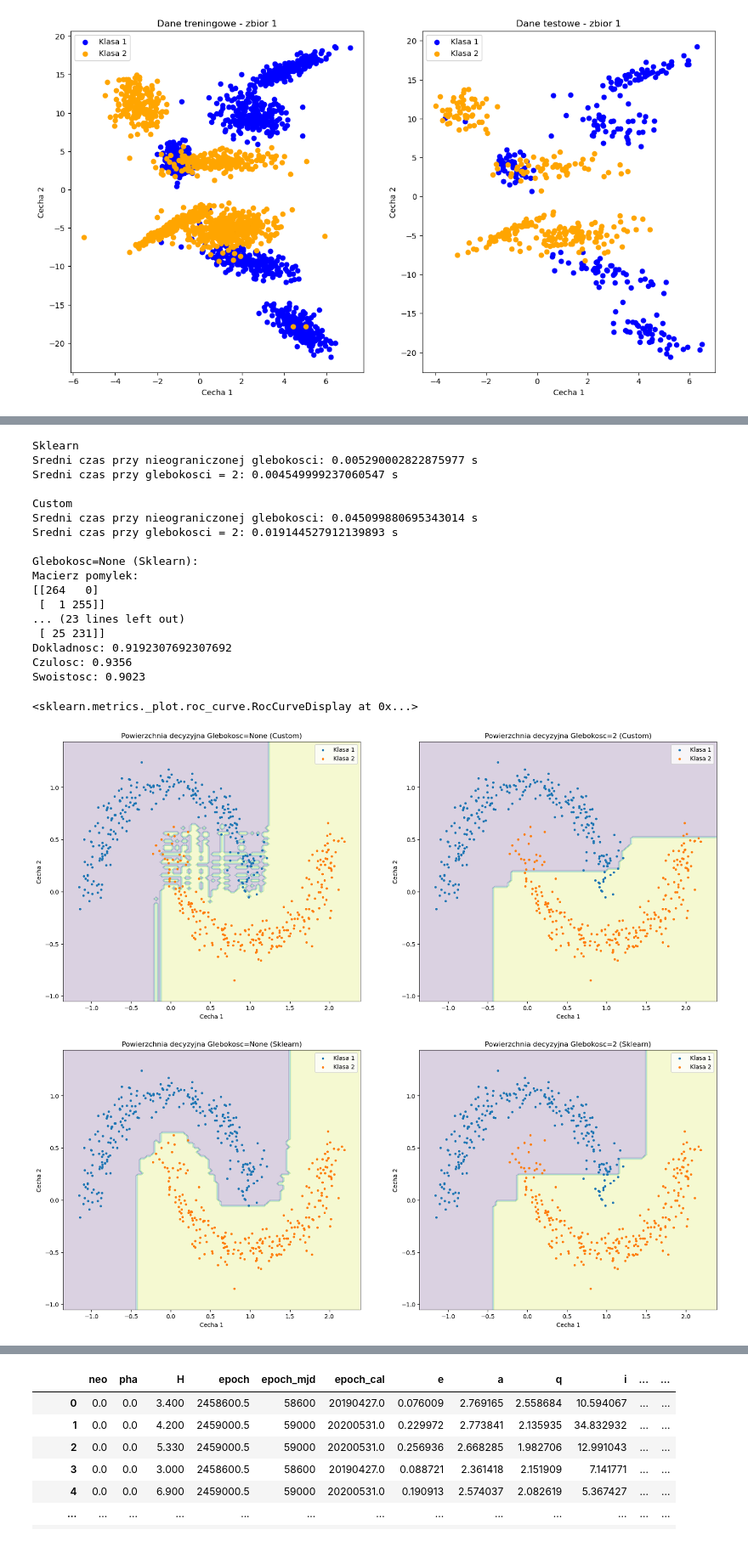
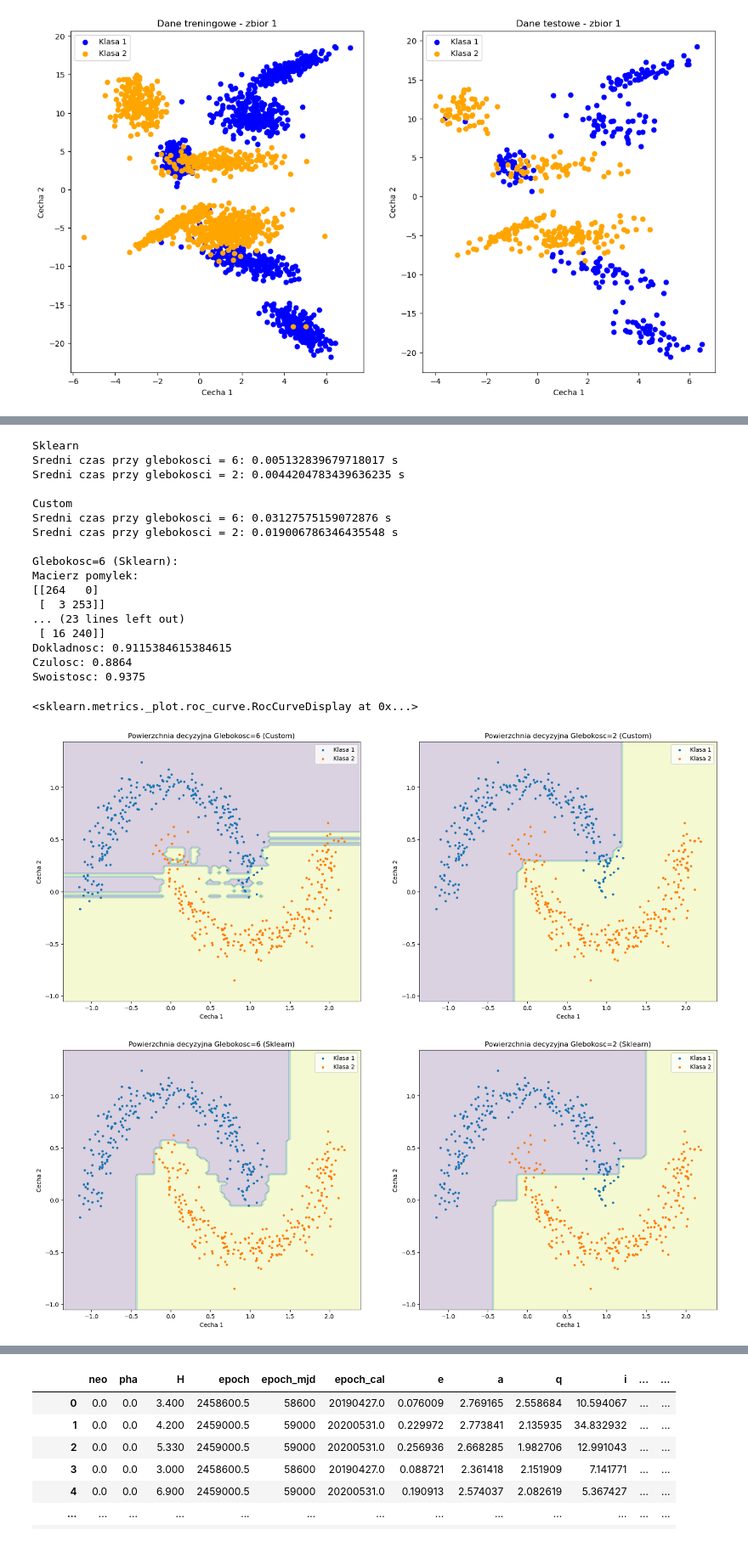
Before and after one commit to HaZhul/ML-models, a Jupyter notebook: 6Random_Forest/random_forest.ipynb, the cells around one changed output, grey strips where cells are left out. Shown at 85% size. Cells and saved outputs as stored; diff of their text form; code cells hidden in the pictures.

```diff
--- a/6Random_Forest/random_forest.ipynb
+++ b/6Random_Forest/random_forest.ipynb
@@ -275,7 +274,7 @@ from sklearn.metrics import RocCurveDisplay
 
 print('Skelarn')
 # Nieograniczona glebokosc
-dt_s2_n = RandomForestClassifier(random_state=index, n_estimators=100, max_depth=None)
+dt_s2_n = RandomForestClassifier(random_state=index, n_estimators=100, max_depth=6)
 dt_s2_n.fit(X_train_2, y_train_2)
 start = time.time()
 for i in range(100):
@@ -295,13 +294,13 @@ print(f'Sredni czas przy glebokosci = 2: {(end - start)/100} s')
 
 print('\nCustom')
 # Nieograniczona glebokosc
-dt_2_n = MRandomForest(max_depth=None, n_trees=100)
+dt_2_n = MRandomForest(max_depth=6, n_trees=100)
 dt_2_n.fit(X_train_2, y_train_2)
 start = time.time()
 for i in range(100):
     y_pred_2_n = dt_2_n.predict(X_test_2)
 end = time.time()
-print(f'Sredni czas przy nieograniczonej glebokosci: {(end - start)/100} s')
+print(f'Sredni czas przy glebokosci = 6: {(end - start)/100} s')
 
 # Glebokosc rowna ilosci cech
 dt_2_2 = MRandomForest(max_depth=2, n_trees=100)
@@ -313,32 +312,32 @@ end = time.time()
 print(f'Sredni czas przy glebokosci = 2: {(end - start)/100} s')
 
 
-pred_info(y_test_2, y_pred_s2_n, 'Glebokosc=None (SKlearn)')
+pred_info(y_test_2, y_pred_s2_n, 'Glebokosc=6 (SKlearn)')
 pred_info(y_test_2, y_pred_s2_2, 'Glebokosc=2 (SKlearn)')
-pred_info(y_test_2, y_pred_2_n, 'Glebokosc=None (Custom)')
+pred_info(y_test_2, y_pred_2_n, 'Glebokosc=6 (Custom)')
 pred_info(y_test_2, y_pred_2_2, 'Glebokosc=2 (Custom)')
 
 
 plt.figure(figsize=(20, 8))
 plt.subplot(1, 2, 1)
-plot_class(X_test_2, y_test_2, dt_2_n, 'Glebokosc=None (Custom)')
+plot_class(X_test_2, y_test_2, dt_2_n, 'Glebokosc=6 (Custom)')
 plt.subplot(1, 2, 2)
 plot_class(X_test_2, y_test_2, dt_2_2, 'Glebokosc=2 (Custom)')
 plt.figure(figsize=(20, 8))
 plt.subplot(1, 2, 1)
-plot_class(X_test_2, y_test_2, dt_s2_n, 'Glebokosc=None (Sklearn)')
+plot_class(X_test_2, y_test_2, dt_s2_n, 'Glebokosc=6 (Sklearn)')
 plt.subplot(1, 2, 2)
 plot_class(X_test_2, y_test_2, dt_s2_2, 'Glebokosc=2 (Sklearn)')
 
 
 _, axs = plt.subplots(1, 2, figsize=(20, 5))
-RocCurveDisplay.from_predictions(y_test_2, y_pred_2_n, name='None C', ax=axs[0])
+RocCurveDisplay.from_predictions(y_test_2, y_pred_2_n, name='6 C', ax=axs[0])
 RocCurveDisplay.from_predictions(y_test_2, y_pred_2_2, name='2 C', ax=axs[1])
 y_scores_s2_n = dt_s2_n.predict_proba(X_test_2)[:, 1]
 y_scores_s2_2 = dt_s2_2.predict_proba(X_test_2)[:, 1]
 
 _, axs = plt.subplots(1, 2, figsize=(20, 5))
-RocCurveDisplay.from_predictions(y_test_2, y_scores_s2_n, name='None S', ax=axs[0])
+RocCurveDisplay.from_predictions(y_test_2, y_scores_s2_n, name='6 S', ax=axs[0])
 RocCurveDisplay.from_predictions(y_test_2, y_scores_s2_2, name='2 S', ax=axs[1])
 # %% [output]
 Skelarn
@@ -366,13 +365,13 @@ Swoistosc: 0.9961
 # %%
 print('Sklearn')
 # Nieograniczona glebokosc
-dt_m_n = RandomForestClassifier(random_state=index, n_estimators=100, max_depth=None)
+dt_m_n = RandomForestClassifier(random_state=index, n_estimators=100, max_depth=6)
 dt_m_n.fit(X_train_M, y_train_M)
 start = time.time()
 for i in range(100):
     y_pred_m_n = dt_m_n.predict(X_test_M)
 end = time.time()
-print(f'Sredni czas przy nieograniczonej glebokosci: {(end - start)/100} s')
+print(f'Sredni czas przy glebokosci = 6: {(end - start)/100} s')
 
 # Glebokosc rowna ilosci cech
 dt_m_2 = RandomForestClassifier(random_state=index, n_estimators=100, max_depth=2)
@@ -386,13 +385,13 @@ print(f'Sredni czas przy glebokosci = 2: {(end - start)/100} s')
 
 print('\nCustom')
 # Nieograniczona glebokosc
-dt_m2m_n = MRandomForest(max_depth=None, n_trees=100)
+dt_m2m_n = MRandomForest(max_depth=6, n_trees=100)
 dt_m2m_n.fit(X_train_M, y_train_M)
 start = time.time()
 for i in range(100):
     y_pred_m2m_n = dt_m2m_n.predict(X_test_M)
 end = time.time()
-print(f'Sredni czas przy nieograniczonej glebokosci: {(end - start)/100} s')
+print(f'Sredni czas przy glebokosci = 6: {(end - start)/100} s')
 
 # Glebokosc rowna ilosci cech
 dt_m2m_2 = MRandomForest(max_depth=2, n_trees=100)
@@ -404,52 +403,52 @@ end = time.time()
 print(f'Sredni czas przy glebokosci = 2: {(end - start)/100} s')
 
 
-pred_info(y_test_M, y_pred_m_n, 'Glebokosc=None (Sklearn)')
-pred_info(y_test_M, y_pred_m_2, 'Glebokosc=4 (Sklearn)')
-pred_info(y_test_M, y_pred_m2m_n, 'Glebokosc=None (Custom)')
+pred_info(y_test_M, y_pred_m_n, 'Glebokosc=6 (Sklearn)')
+pred_info(y_test_M, y_pred_m_2, 'Glebokosc=2 (Sklearn)')
+pred_info(y_test_M, y_pred_m2m_n, 'Glebokosc=6 (Custom)')
 pred_info(y_test_M, y_pred_m2m_2, 'Glebokosc=2 (Custom)')
 
 
 plt.figure(figsize=(20, 8))
 plt.subplot(1, 2, 1)
-plot_class(X_test_M, y_test_M, dt_m2m_n, 'Glebokosc=None (Custom)')
+plot_class(X_test_M, y_test_M, dt_m2m_n, 'Glebokosc=6 (Custom)')
 plt.subplot(1, 2, 2)
 plot_class(X_test_M, y_test_M, dt_m2m_2, 'Glebokosc=2 (Custom)')
 plt.figure(figsize=(20, 8))
 plt.subplot(1, 2, 1)
-plot_class(X_test_M, y_test_M, dt_m_n, 'Glebokosc=None (Sklearn)')
+plot_class(X_test_M, y_test_M, dt_m_n, 'Glebokosc=6 (Sklearn)')
 plt.subplot(1, 2, 2)
 plot_class(X_test_M, y_test_M, dt_m_2, 'Glebokosc=2 (Sklearn)')
 
 y_scores_m_n = dt_m_n.predict_proba(X_test_M)[:, 1]
 y_scores_m_2 = dt_m_2.predict_proba(X_test_M)[:, 1]
 
 _, axs = plt.subplots(1, 2, figsize=(20, 5))
-RocCurveDisplay.from_predictions(y_test_M, y_scores_m_n, name='None', ax=axs[0])
+RocCurveDisplay.from_predictions(y_test_M, y_scores_m_n, name='6', ax=axs[0])
 RocCurveDisplay.from_predictions(y_test_M, y_scores_m_2, name='2', ax=axs[1])
 
 _, axs = plt.subplots(1, 2, figsize=(20, 5))
-RocCurveDisplay.from_predictions(y_test_M, y_pred_m2m_n, name='None', ax=axs[0])
+RocCurveDisplay.from_predictions(y_test_M, y_pred_m2m_n, name='6', ax=axs[0])
 RocCurveDisplay.from_predictions(y_test_M, y_pred_m2m_2, name='2', ax=axs[1])
 # %% [output]
 Sklearn
-Sredni czas przy nieograniczonej glebokosci: 0.005290002822875977 s
-Sredni czas przy glebokosci = 2: 0.004549999237060547 s
+Sredni czas przy glebokosci = 6: 0.005132839679718017 s
+Sredni czas przy glebokosci = 2: 0.0044204783439636235 s
 
 Custom
-Sredni czas przy nieograniczonej glebokosci: 0.045099880695343014 s
-Sredni czas przy glebokosci = 2: 0.019144527912139893 s
+Sredni czas przy glebokosci = 6: 0.03127575159072876 s
+Sredni czas przy glebokosci = 2: 0.019006786346435548 s
 
-Glebokosc=None (Sklearn):
+Glebokosc=6 (Sklearn):
 Macierz pomylek:
 [[264   0]
- [  1 255]]
+ [  3 253]]
 ... (23 lines left out)
- [ 25 231]]
-Dokladnosc: 0.9192307692307692
-Czulosc: 0.9356
-Swoistosc: 0.9023
+ [ 16 240]]
+Dokladnosc: 0.9115384615384615
+Czulosc: 0.8864
+Swoistosc: 0.9375
 <sklearn.metrics._plot.roc_curve.RocCurveDisplay at 0x...>
-[figure, old version]
+[figure, new version]
-[figure, old version]
+[figure, new version]
 [figure]
```
Also changed, not shown: parts of 4 cells of this notebook, 1 other file.
